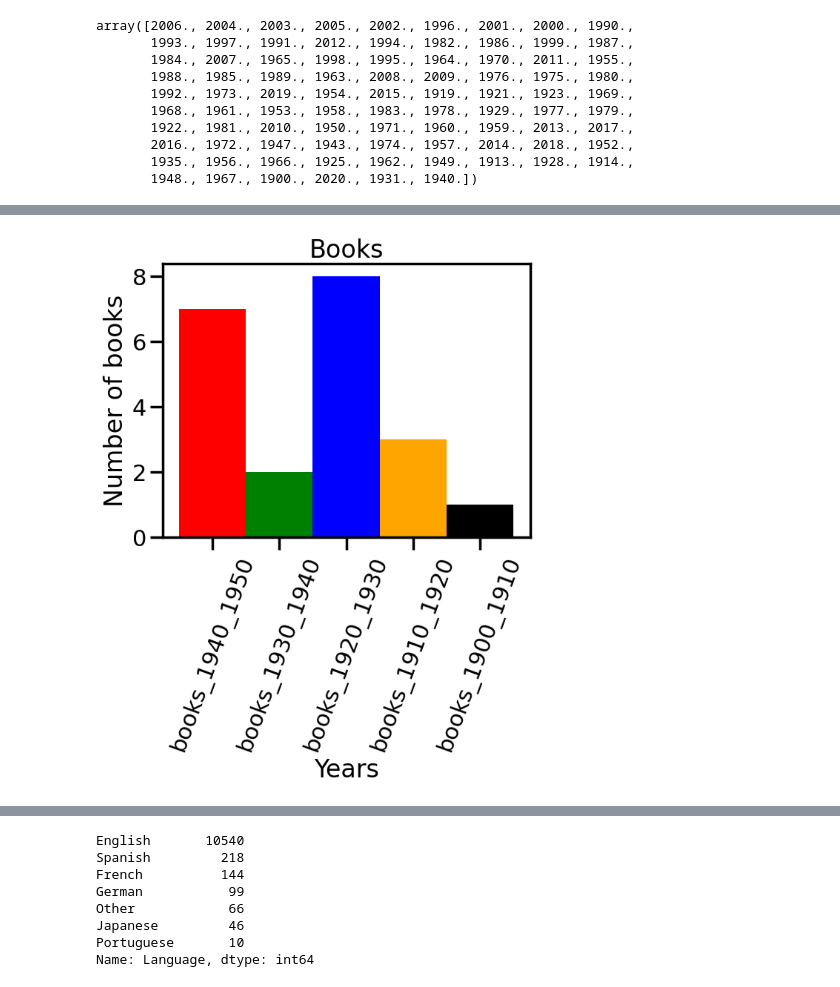
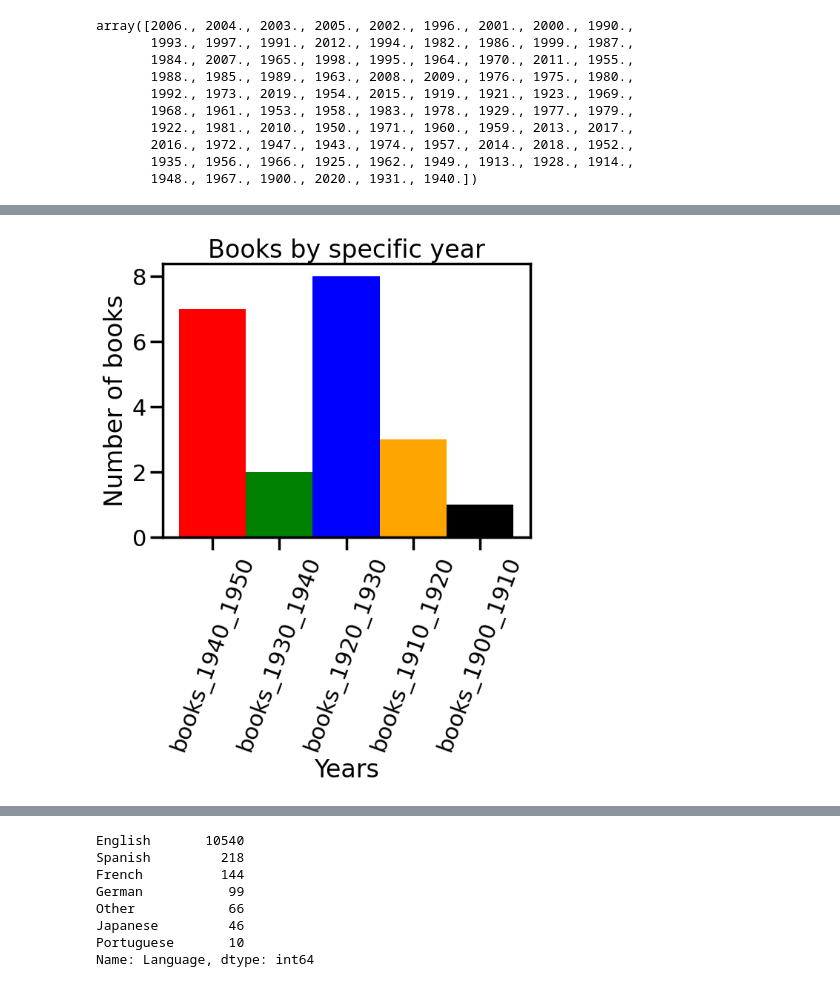
Before and after one commit to p-renata/UCDPA_renata_pagac, a Jupyter notebook: Analysis.ipynb, the cells around one changed output, grey strips where cells are left out. Saved outputs shown, nothing was run; the diff lists cells and outputs as text; code cells hidden in the pictures.

```diff
--- a/Analysis.ipynb
+++ b/Analysis.ipynb
@@ -150,19 +150,19 @@ plt.show()
 # %%
 # Show the ratio of the books published from 1900 to 1950
 left = [1,2,3,4,5]
 tick_label = ["books_1940_1950", "books_1930_1940", "books_1920_1930", "books_1910_1920", "books_1900_1910"]
 height = [books_1940_1950.value_counts().sum(),books_1930_1940.value_counts().sum(),
           books_1920_1930.value_counts().sum(), books_1910_1920.value_counts().sum(), books_1900_1910.value_counts().sum()]
 
 plt.bar(left, height, tick_label = tick_label,
        width = 1,  color = ["red", "green", "blue", "orange", "black", "yellow"])
 plt.xlabel("Years")
 plt.ylabel("Number of books")
-plt.title("Books")
+plt.title("Books by specific year")
 plt.xticks(rotation = 70)
 plt.show()
 # %% [output]
-[figure, old version]
+[figure, new version]
 # %%
 #Check for all the languages in Language column
 b['Language'].value_counts()
```
Also changed, not shown: parts of 20 cells of this notebook.
